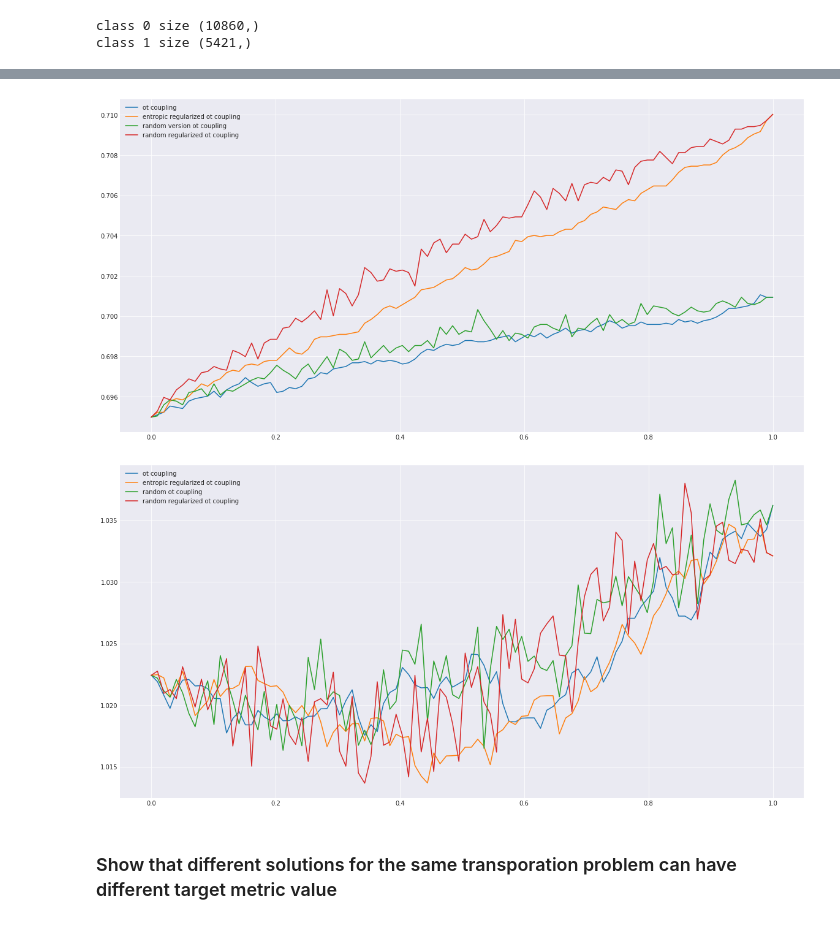
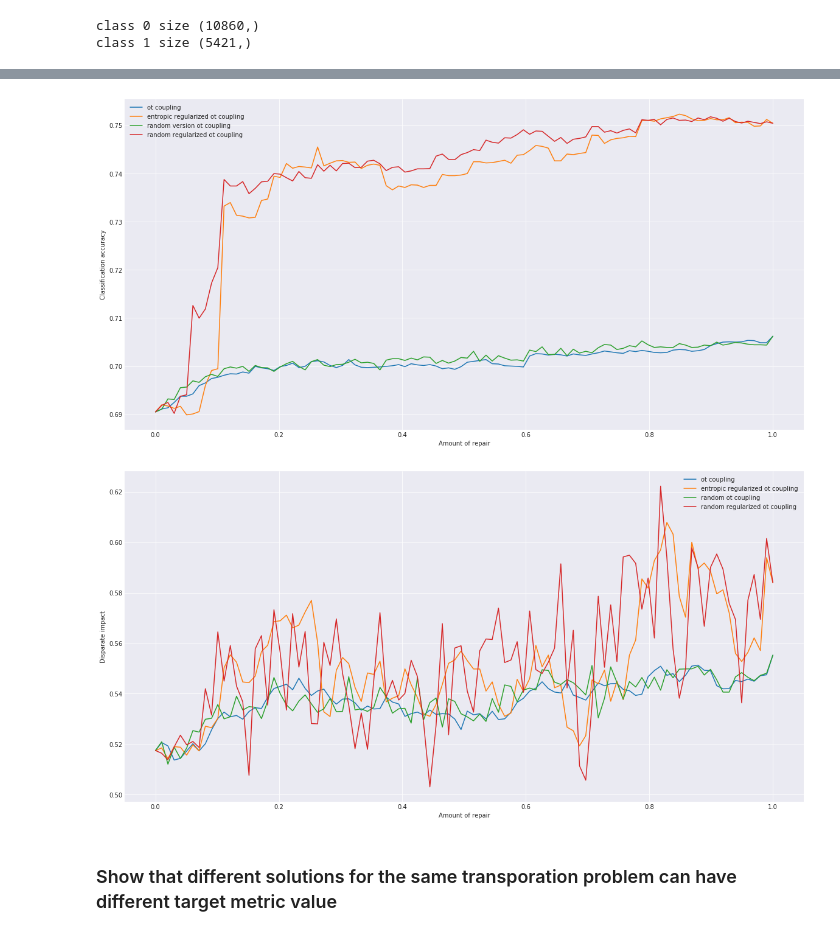
Before and after one commit to grapefroot/ot-numerical-experiments, a Jupyter notebook: notebooks/Experiments.ipynb, the cells around one changed output, grey strips where cells are left out. Cells and saved outputs as stored; diff of their text form; code cells hidden in the pictures.

```diff
--- a/notebooks/Experiments.ipynb
+++ b/notebooks/Experiments.ipynb
@@ -150,7 +172,7 @@ for repair_value in tqdm_notebook(np.linspace(0, 1, num=num)):
     #clf1 = clone(clf_base)
     #clf1.fit(X_new, y_new)
     accuracy_sc = accuracy_score(y_test, clf.predict(X_new))
-    disparate_im = disparate_impact(clf.predict(X_new), gender_binary)
+    disparate_im = disparate_impact_1(clf.predict(X_new), gender_binary)
     acs.append(accuracy_sc)
     dims.append(disparate_im)
 # %% [output]
@@ -164,7 +186,7 @@ for repair_value in tqdm_notebook(np.linspace(0, 1, num=num)):
 #     clf1 = clone(clf_base)
 #     clf1.fit(X_new, y_new)
     accuracy_sc = accuracy_score(y_test, clf.predict(X_new))
-    disparate_im = disparate_impact(clf.predict(X_new), gender_binary)
+    disparate_im = disparate_impact_1(clf.predict(X_new), gender_binary)
     acs_1.append(accuracy_sc)
     dims_1.append(disparate_im)
 # %% [output]
@@ -178,7 +200,7 @@ for repair_value in tqdm_notebook(np.linspace(0, 1, num=num)):
 #     clf1 = clone(clf_base)
 #     clf1.fit(X_new, y_new)
     accuracy_sc = accuracy_score(y_test, clf.predict(X_new))
-    disparate_im = disparate_impact(clf.predict(X_new), gender_binary)
+    disparate_im = disparate_impact_1(clf.predict(X_new), gender_binary)
     acs_2.append(accuracy_sc)
     dims_2.append(disparate_im)
 # %% [output]
@@ -192,7 +214,7 @@ for repair_value in tqdm_notebook(np.linspace(0, 1, num=num)):
 #     clf1 = clone(clf_base)
 #     clf1.fit(X_new, y_new)
     accuracy_sc = accuracy_score(y_test, clf.predict(X_new))
-    disparate_im = disparate_impact(clf.predict(X_new), gender_binary)
+    disparate_im = disparate_impact_1(clf.predict(X_new), gender_binary)
     acs_3.append(accuracy_sc)
     dims_3.append(disparate_im)
 # %% [output]
@@ -204,20 +226,26 @@ with sns.axes_style('darkgrid'):
     plt.plot(np.linspace(0, 1, num), acs_1, label='entropic regularized ot coupling')
     plt.plot(np.linspace(0, 1, num), acs_2, label='random version ot coupling')
     plt.plot(np.linspace(0, 1, num), acs_3, label='random regularized ot coupling')
+    plt.xlabel('Amount of repair')
+    plt.ylabel('Classification accuracy')
+    plt.savefig('./accuracy_comparison.png', bbox_inches='tight')
     plt.legend()
 # %% [output]
-[figure, old version]
+[figure, new version]
 # %%
 with sns.axes_style('darkgrid'):
     plt.figure(figsize=(20, 10))
     plt.plot(np.linspace(0, 1, num), dims, label='ot coupling')
     plt.plot(np.linspace(0, 1, num), dims_1, label='entropic regularized ot coupling')
     plt.plot(np.linspace(0, 1, num), dims_2, label='random ot coupling')
     plt.plot(np.linspace(0, 1, num), dims_3, label='random regularized ot coupling')
     plt.legend()
+    plt.xlabel('Amount of repair')
+    plt.ylabel('Disparate impact')
+    plt.savefig('./disparate_impact_comparison.png', bbox_inches='tight')
     plt.show()
 # %% [output]
-[figure, old version]
+[figure, new version]
 # %% [markdown]
 ### Show that different solutions for the same transporation problem can have different target metric value
 # %% [markdown]
```
Also changed, not shown: parts of 8 cells of this notebook, 6 other files.
